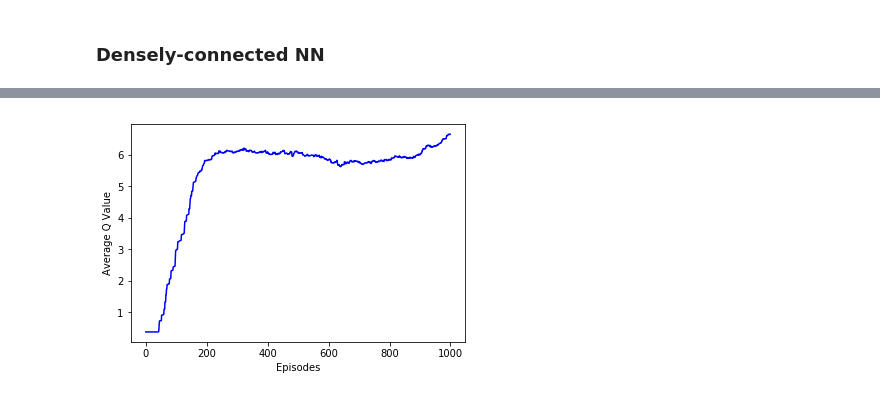
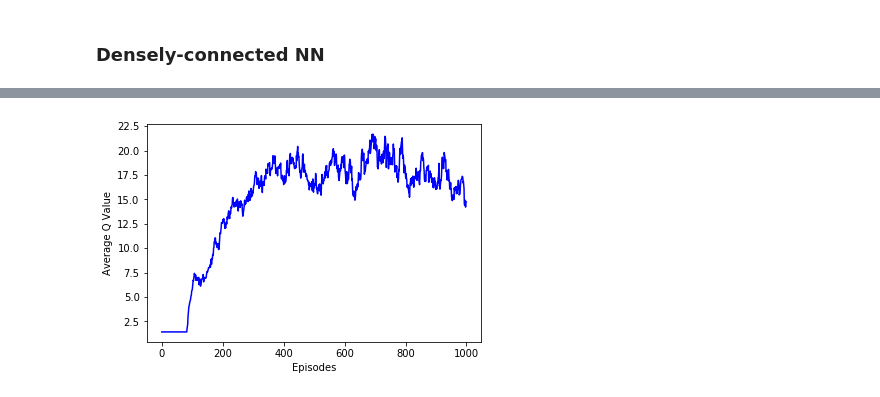
Before and after one commit to chingandy/rl_robotic_manipu, a Jupyter notebook: gym/examples/reacher-v2.ipynb, the cells around one changed output, grey strips where cells are left out. Saved outputs shown, nothing was run; the diff lists cells and outputs as text; code cells hidden in the pictures.

```diff
--- a/gym/examples/reacher-v2.ipynb
+++ b/gym/examples/reacher-v2.ipynb
@@ -117,8 +117,8 @@ random.seed(1)  # fix the random seed
 class DQNAgent:
     #Constructor for the agent (invoked when DQN is first called in main)
     def __init__(self, state_size, action_space):
-        self.check_solve = False	#If True, stop if you satisfy solution condition
-        self.render = False #If you want to see Cartpole learning, then change to True
+        self.check_solve = False
+        self.render = False  # visualize the training process
         self.action_space = action_space
         #Get size of state and action
         self.state_size = state_size
@@ -129,7 +129,7 @@ class DQNAgent:
 ################################################################################
         #Set hyper parameters for the DQN. Do not adjust those labeled as Fixed.
         self.discount_factor = 0.95
-        self.learning_rate = 0.005  # 0.005
+        self.learning_rate = 0.01  # 0.005
         self.epsilon = 0.02 #Fixed
         self.batch_size = 32 #Fixed
         self.memory_size = 500000  # 1000
@@ -164,7 +164,7 @@ class DQNAgent:
         model.add(Dense(self.action_size, activation='linear',
                         kernel_initializer='he_uniform'))
         model.summary()
-        opt = SGD(lr=self.learning_rate, decay=1e-6)
+        opt = RMSprop(lr=self.learning_rate, decay=1e-6)
         model.compile(loss='mse', optimizer=opt)
 #         model.compile(loss='mse', optimizer=(lr=self.learning_rate))
 
@@ -288,19 +288,25 @@ class DQNAgent:
             return
 
     #Plots the score per episode as well as the maximum q value per episode, averaged over precollected states.
-    def plot_data(self, episodes, scores, max_q_mean):
+    def plot_data(self, episodes, scores, max_q_mean, success_log):
         pylab.figure(0)
         pylab.plot(episodes, max_q_mean, 'b')
         pylab.xlabel("Episodes")
         pylab.ylabel("Average Q Value")
-        pylab.savefig("qvalues_sgd.png")
+        pylab.savefig("qvalues_rms.png")
 
         pylab.figure(1)
         pylab.plot(episodes, scores, 'b')
         pylab.xlabel("Episodes")
         pylab.ylabel("Score")
-        pylab.savefig("scores_sgd.png")
+        pylab.savefig("scores_rms.png")
 
+
+        pylab.figure(2)
+        pylab.plot(episodes, success_log, 'b')
+        pylab.xlabel("Episodes")
+        pylab.ylabel("Successes")
+        pylab.savefig("successes_rms.png")
 if __name__ == "__main__":
 
     env = gym.make('Reacher-v2') #Generate Reacher-v2 environment object from the gym library
@@ -312,8 +318,8 @@ if __name__ == "__main__":
     agent = DQNAgent(state_size, env.action_space)
 
     #load the pre-trained model
-    path_to_model = 'model_sgd.h5'
-    path_to_target = 'target_model_sgd.h5'
+    path_to_model = 'model_rms.h5'
+    path_to_target = 'target_model_rms.h5'
     if os.path.isfile(path_to_model) and os.path.isfile(path_to_target):
         print("Loading the pre-trained model......")
         agent.restore_model(path_to_model, path_to_target)
@@ -322,34 +328,36 @@ if __name__ == "__main__":
 
 
 #     #Collect test states for plotting Q values using uniform random policy
-    test_states = np.zeros((agent.test_state_no, state_size))
-    max_q = np.zeros((EPISODES, agent.test_state_no))
-    max_q_mean = np.zeros((EPISODES,1))
-    done = True
-    for i in range(agent.test_state_no):
-        if done:
-            done = False
-            state = env.reset()
-            state = np.reshape(state, [1, state_size])
-            test_states[i] = state
-        else:
-            #############################
-#             action = random.randrange(action_size)
+#     test_states = np.zeros((agent.test_state_no, state_size))
+#     max_q = np.zeros((EPISODES, agent.test_state_no))
+#     max_q_mean = np.zeros((EPISODES,1))
+#     done = True
+#     for i in range(agent.test_state_no):
+#         if done:
+#             done = False
+#             state = env.reset()
+#             state = np.reshape(state, [1, state_size])
+#             test_states[i] = state
+#         else:
+#             #############################
+# #             action = random.randrange(action_size)
 
-            action_idx = random.randrange(action_size)
-            action = env.action_space[action_idx]
-            ###################################
-#             if done:
-#                 print("Before Done: ", done)
-            next_state, reward, done, info= env.step(action)
-#             if done:
-#                 print("Done: ", done)
-#                 print("Info: ", info)
-            next_state = np.reshape(next_state, [1, state_size])
-            test_states[i] = state
-            state = next_state
+#             action_idx = random.randrange(action_size)
+#             action = env.action_space[action_idx]
+#             ###################################
+# #             if done:
+# #                 print("Before Done: ", done)
+#             next_state, reward, done, info= env.step(action)
+# #             if done:
+# #                 print("Done: ", done)
+# #                 print("Info: ", info)
+#             next_state = np.reshape(next_state, [1, state_size])
+#             test_states[i] = state
+#             state = next_state
 
     scores, episodes = [], [] #Create dynamically growing score and episode counters
+    success_log = []
+    success_count = 0
     for e in range(EPISODES):
         done = False
         score = 0
@@ -375,7 +383,7 @@ if __name__ == "__main__":
             action_idx = agent.get_action(state)
             action = env.action_space[action_idx]
             ###################################
-            next_state, reward, done, _= env.step(action)
+            next_state, reward, done, success= env.step(action)
 
             next_state = np.reshape(next_state, [1, state_size]) #Reshape next_state similarly to state
 
@@ -393,6 +401,10 @@ if __name__ == "__main__":
                 #Plot the play time for every episode
                 scores.append(score)
                 episodes.append(e)
+                if success:
+                    print("Success!")
+                    success_count += 1
+                success_log.append(success_count)
 
                 print("episode:", e, "  score:", score," q_value:", max_q_mean[e],"  memory length:",
                       len(agent.memory))
@@ -400,11 +412,11 @@ if __name__ == "__main__":
                 # if the mean of scores of last 100 episodes is bigger than 195
                 # stop training
                 if agent.check_solve:
-                    if np.mean(scores[-min(100, len(scores)):]) >= 195:
+                    if np.mean(scores[-min(100, len(scores)):]) >= 100:
                         print("solved after", e-100, "episodes")
                         agent.plot_data(episodes,scores,max_q_mean[:e+1])
                         sys.exit()
-    agent.plot_data(episodes,scores,max_q_mean)
+    agent.plot_data(episodes,scores,max_q_mean, success_log)
     # Save the model
     agent.save_model(path_to_model, path_to_target)
     env.close()
@@ -429 +441 @@ episode: 999   score: 48.35910294930574  q_value: [6.6492534]   memory length: 1
-[figure, old version]
+[figure, new version]
```
Also changed, not shown: parts of 2 cells of this notebook, 34 other files.
